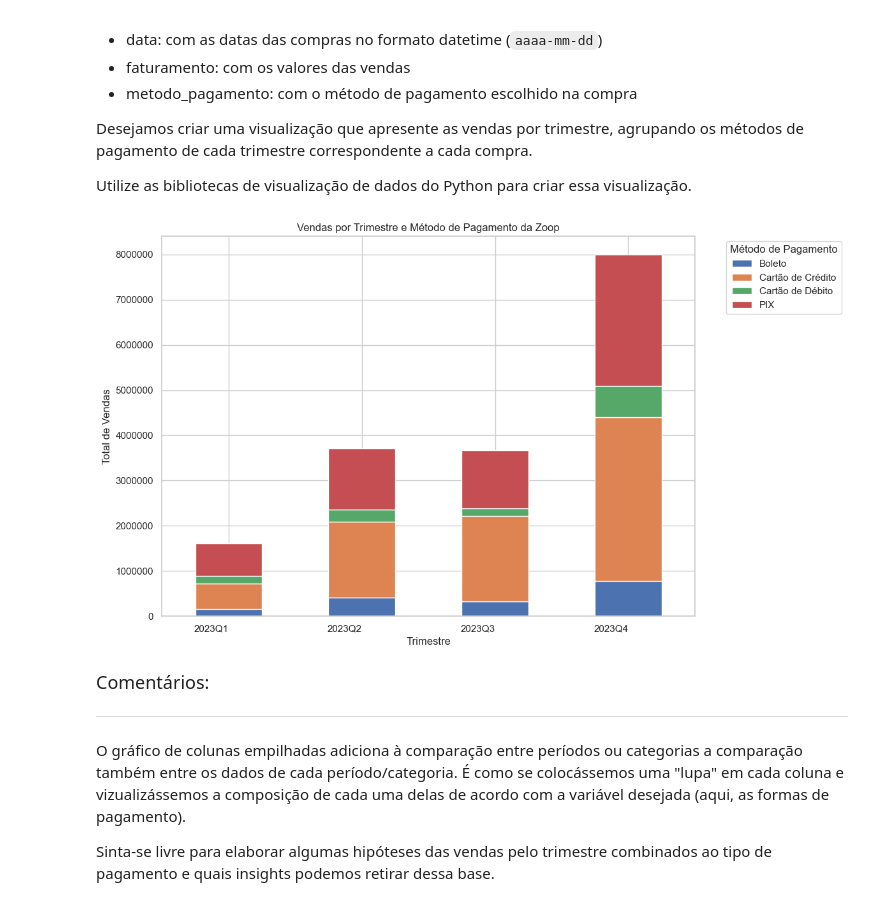
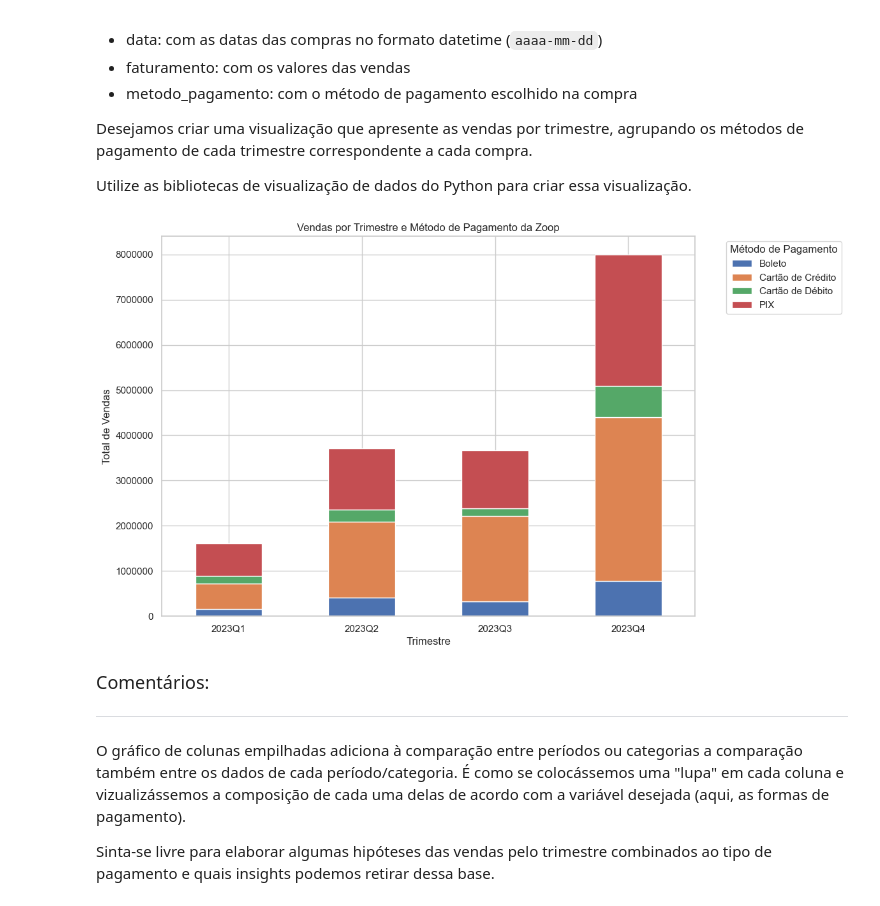
Before and after one commit to JCrpa/curso11_python_data_science_IA_dataviz, a Jupyter notebook: Projeto_Inicial_IA_aplicada_a_Data_Science.ipynb, the cells around one changed output. Cells and saved outputs as stored; diff of their text form; code cells hidden in the pictures.

```diff
--- a/Projeto_Inicial_IA_aplicada_a_Data_Science.ipynb
+++ b/Projeto_Inicial_IA_aplicada_a_Data_Science.ipynb
@@ -830,18 +830,18 @@ df_grouped = df.groupby(['trimestre', 'metodo_pagamento'])['faturamento'].sum().
 # %%
 # Cria o gráfico de barras empilhadas
 plt.figure(figsize=(12, 7)) # Define o tamanho da figura
 df_grouped.plot(kind='bar', stacked=True, ax=plt.gca()) # ax=plt.gca() garante que ele use a figura atual
 
 plt.title('Vendas por Trimestre e Método de Pagamento da Zoop')
 plt.xlabel('Trimestre')
 plt.ylabel('Total de Vendas')
-plt.xticks(rotation=0, ha='right') # Rotaciona os rótulos do eixo x para melhor leitura
+plt.xticks(rotation=0, ha='center') # Rotaciona os rótulos do eixo x para melhor leitura
 plt.ticklabel_format(style='plain', axis='y') # Evita notação científica no eixo Y se os números forem grandes
 # Move a legenda para fora da área do gráfico para não sobrepor os dados
 plt.legend(title='Método de Pagamento', bbox_to_anchor=(1.05, 1), loc='upper left')
 plt.tight_layout() # Ajusta o layout para evitar que os rótulos e a legenda sejam cortados
 # %% [output]
-[figure, old version]
+[figure, new version]
 # %% [markdown]
 <font color="7b71ff" size=4> Comentários: </font>
 
```
Also changed, not shown: parts of 3 cells of this notebook.
